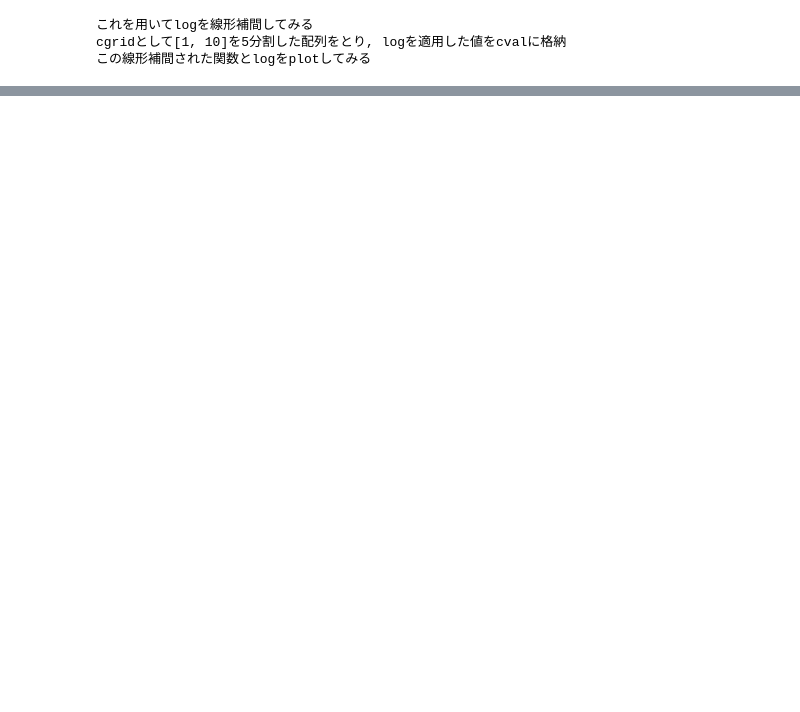
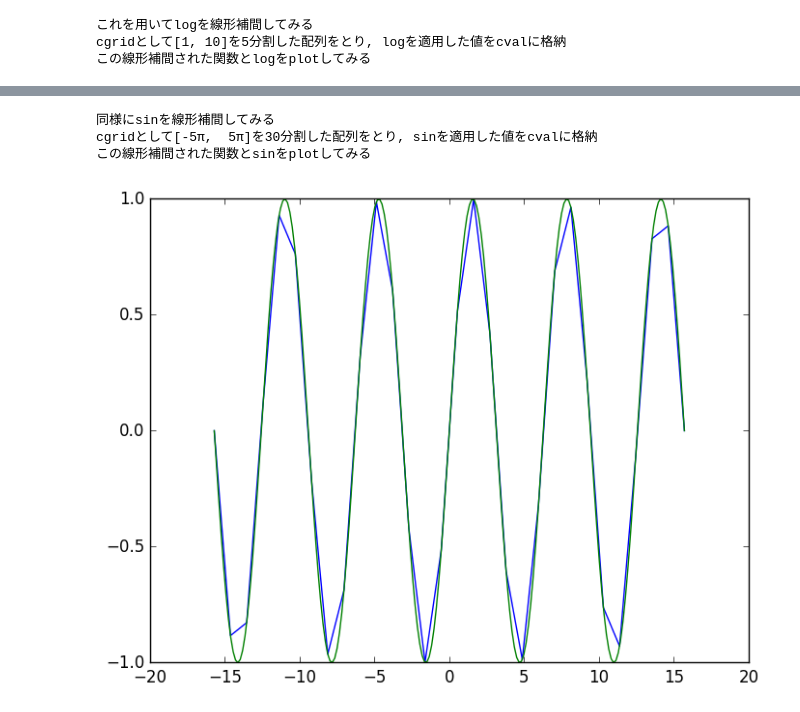
Before and after one commit to nswa17/MyInterpolations.jl, a Jupyter notebook: interpolation.ipynb, the cells around one changed output, grey strips where cells are left out. Cells and saved outputs as stored; diff of their text form; code cells hidden in the pictures; blank space fills up the shorter version.

Commit message:
deleted higher order func version added one example in interpolation.ipynb

```diff
--- a/interpolation.ipynb
+++ b/interpolation.ipynb
@@ -61 +25,20 @@ legend()
 [figure]
+# %%
+println("同様にsinを線形補間してみる")
+cgrid = linspace(-5pi, 5pi, 30)
+cvals = sin(cgrid)
+println("cgridとして[-5π,  5π]を30分割した配列をとり, sinを適用した値をcvalに格納")
+
+b = MyLinInterp.LinearInterpolation(cgrid, cvals)
+println("この線形補間された関数とsinをplotしてみる")
+# %% [output]
+同様にsinを線形補間してみる
+cgridとして[-5π,  5π]を30分割した配列をとり, sinを適用した値をcvalに格納
+この線形補間された関数とsinをplotしてみる
+# %%
+plot(cgrid, cvals)
+fgrid = linspace(-5pi, 5pi, 200)
+plot(fgrid, sin(fgrid))
+legend()
+# %% [output]
+[figure, added]
```
Also changed, not shown: parts of 5 cells of this notebook, 1 other file.
